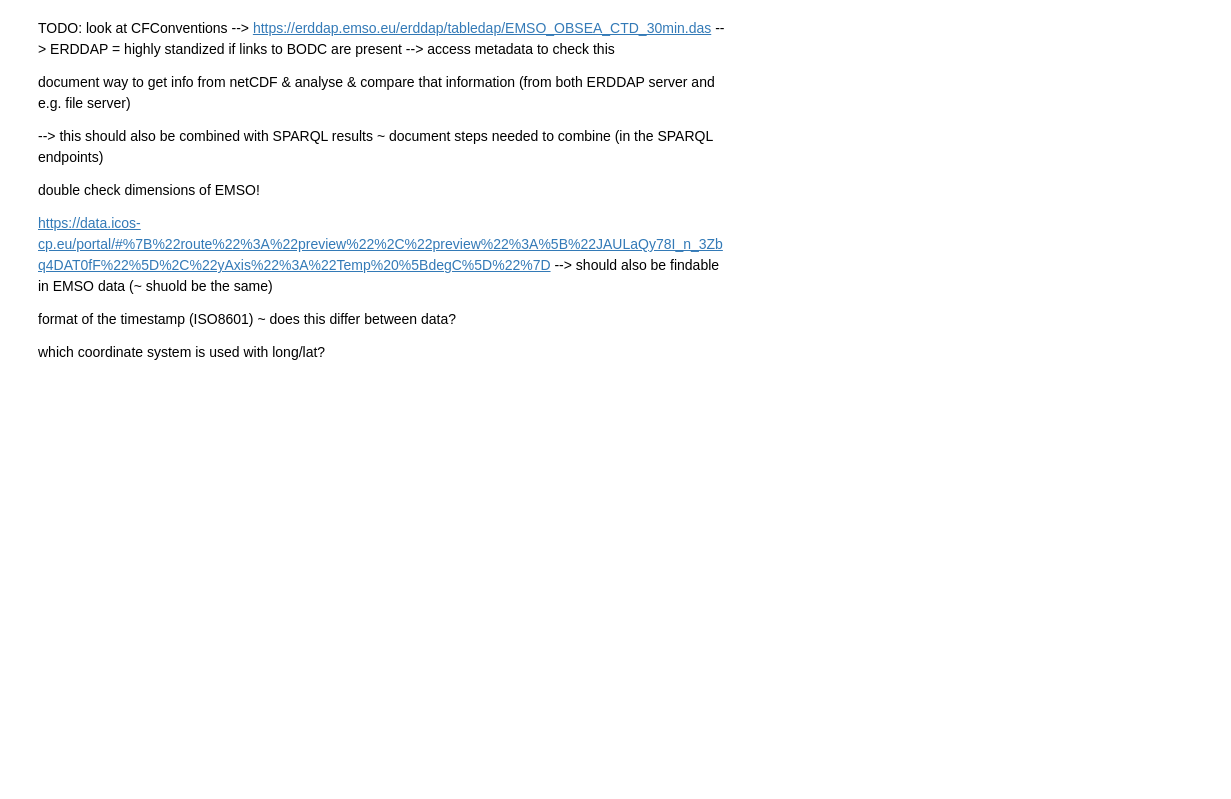
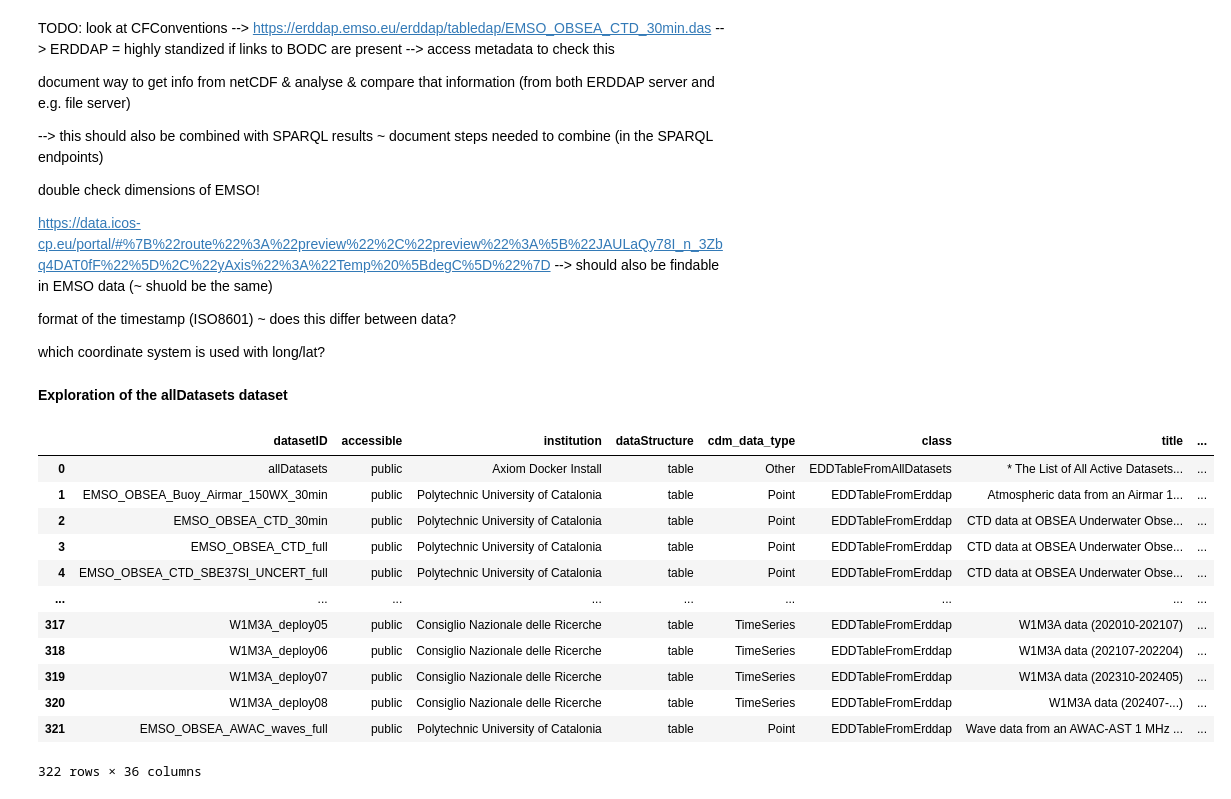
Before and after one commit to vliz-be-opsci/george-analysis, a Jupyter notebook: notebooks/interop_emso_erddap_service.ipynb, the cells around one changed output. Drawn from its saved outputs; the diff is of its cells as text; code cells hidden in the pictures; blank space fills up the shorter version.

Commit message:
update - comparison ERDDAP servers

```diff
--- a/notebooks/interop_emso_erddap_service.ipynb
+++ b/notebooks/interop_emso_erddap_service.ipynb
@@ -495,3 +495,31 @@ https://data.icos-cp.eu/portal/#%7B%22route%22%3A%22preview%22%2C%22preview%22%3
 format of the timestamp (ISO8601) ~ does this differ between data?
 
 which coordinate system is used with long/lat?
+# %% [markdown]
+**Exploration of the allDatasets dataset**
+# %%
+#connect to server
+emsoERDDAP = ERDDAP(server=endpoint,protocol="tabledap")
+emsoERDDAP.dataset_id = "allDatasets"
+
+#Get data (as 2D dataframe)
+emsoERDDAP_allDatasets_df = emsoERDDAP.to_pandas()
+
+# save
+emsoERDDAP_allDatasets_df.to_csv("files_emso_erddap/overview_metadata.csv", index=False)
+#view
+emsoERDDAP_allDatasets_df
+# %% [output]
+|  | datasetID | accessible | institution | dataStructure | cdm_data_type | class | title | ... |
+| 0 | allDatasets | public | Axiom Docker Install | table | Other | EDDTableFromAllDatasets | * The List of All Active Datasets... | ... |
+| 1 | EMSO_OBSEA_Buoy_Airmar_150WX_30min | public | Polytechnic University of Catalonia | table | Point | EDDTableFromErddap | Atmospheric data from an Airmar 1... | ... |
+| 2 | EMSO_OBSEA_CTD_30min | public | Polytechnic University of Catalonia | table | Point | EDDTableFromErddap | CTD data at OBSEA Underwater Obse... | ... |
+| 3 | EMSO_OBSEA_CTD_full | public | Polytechnic University of Catalonia | table | Point | EDDTableFromErddap | CTD data at OBSEA Underwater Obse... | ... |
+| 4 | EMSO_OBSEA_CTD_SBE37SI_UNCERT_full | public | Polytechnic University of Catalonia | table | Point | EDDTableFromErddap | CTD data at OBSEA Underwater Obse... | ... |
+| ... | ... | ... | ... | ... | ... | ... | ... | ... |
+| 317 | W1M3A_deploy05 | public | Consiglio Nazionale delle Ricerche | table | TimeSeries | EDDTableFromErddap | W1M3A data (202010-202107) | ... |
+| 318 | W1M3A_deploy06 | public | Consiglio Nazionale delle Ricerche | table | TimeSeries | EDDTableFromErddap | W1M3A data (202107-202204) | ... |
+| 319 | W1M3A_deploy07 | public | Consiglio Nazionale delle Ricerche | table | TimeSeries | EDDTableFromErddap | W1M3A data (202310-202405) | ... |
+| 320 | W1M3A_deploy08 | public | Consiglio Nazionale delle Ricerche | table | TimeSeries | EDDTableFromErddap | W1M3A data (202407-...) | ... |
+| 321 | EMSO_OBSEA_AWAC_waves_full | public | Polytechnic University of Catalonia | table | Point | EDDTableFromErddap | Wave data from an AWAC-AST 1 MHz ... | ... |
+322 rows × 36 columns
```
Also changed, not shown: parts of 6 cells of this notebook, 14 other files.
